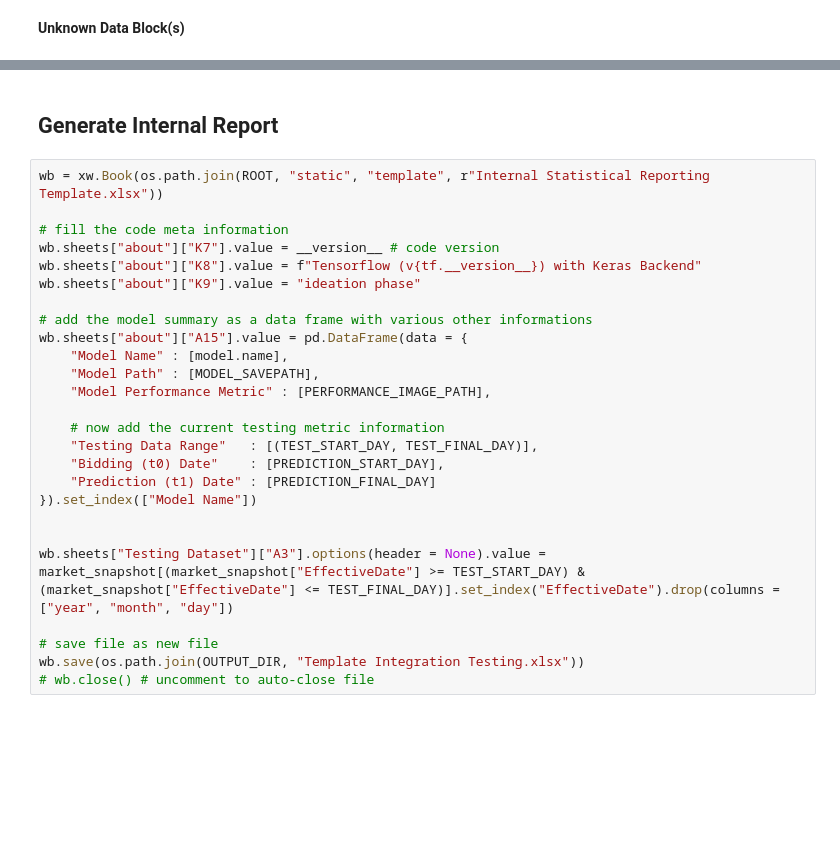
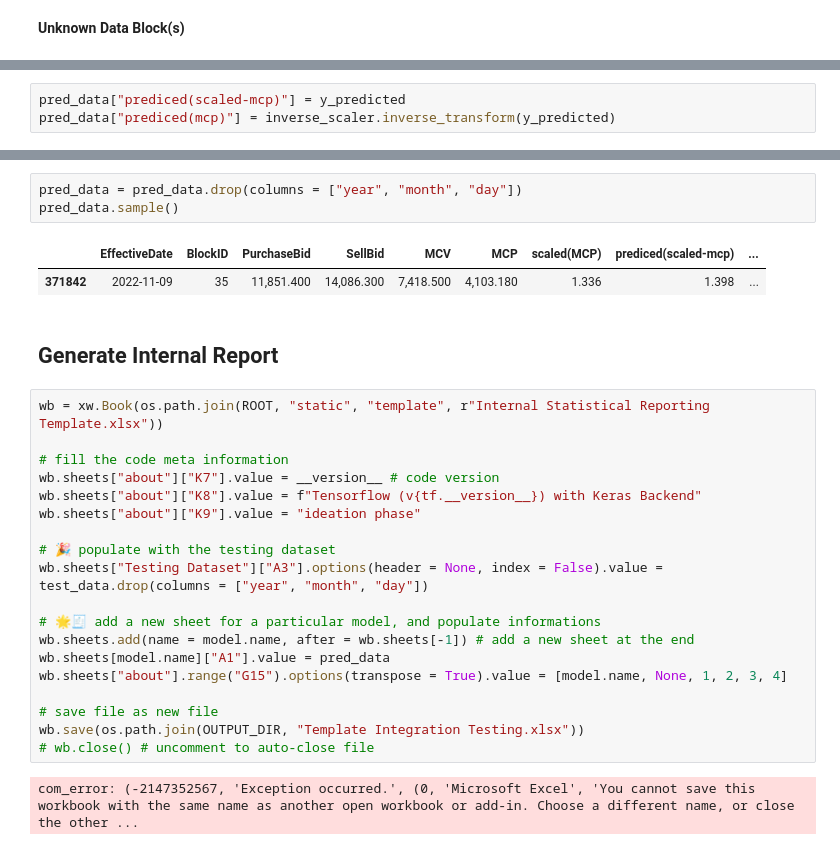
Before and after one commit to neuralNOD/nn-core, a Jupyter notebook: notebooks/Basic LSTM Approach to Predict MCP using Univariate Approach.ipynb, the cells around one changed output, grey strips where cells are left out. Saved outputs shown, nothing was run; the diff lists cells and outputs as text; blank space fills up the shorter version.

```diff
--- a/notebooks/Basic LSTM Approach to Predict MCP using Univariate Approach.ipynb
+++ b/notebooks/Basic LSTM Approach to Predict MCP using Univariate Approach.ipynb
@@ -297,0 +300,3 @@ plt.show()
+# %%
+pred_data["prediced(scaled-mcp)"] = y_predicted
+pred_data["prediced(mcp)"] = inverse_scaler.inverse_transform(y_predicted)
@@ -298,3 +314,9 @@ plt.show()
+# %%
+pred_data = pred_data.drop(columns = ["year", "month", "day"])
+pred_data.sample()
+# %% [output]
+|  | EffectiveDate | BlockID | PurchaseBid | SellBid | MCV | MCP | scaled(MCP) | prediced(scaled-mcp) | ... |
+| 371842 | 2022-11-09 | 35 | 11,851.400 | 14,086.300 | 7,418.500 | 4,103.180 | 1.336 | 1.398 | ... |
 # %% [markdown]
 ## Generate Internal Report
 # %%
@@ -305,21 +327,16 @@ wb.sheets["about"]["K7"].value = __version__ # code version
 wb.sheets["about"]["K8"].value = f"Tensorflow (v{tf.__version__}) with Keras Backend"
 wb.sheets["about"]["K9"].value = "ideation phase"
 
-# add the model summary as a data frame with various other informations
-wb.sheets["about"]["A15"].value = pd.DataFrame(data = {
-    "Model Name" : [model.name],
-    "Model Path" : [MODEL_SAVEPATH],
-    "Model Performance Metric" : [PERFORMANCE_IMAGE_PATH],
+# 🎉 populate with the testing dataset
+wb.sheets["Testing Dataset"]["A3"].options(header = None, index = False).value = test_data.drop(columns = ["year", "month", "day"])
 
-    # now add the current testing metric information
-    "Testing Data Range"   : [(TEST_START_DAY, TEST_FINAL_DAY)],
-    "Bidding (t0) Date"    : [PREDICTION_START_DAY],
-    "Prediction (t1) Date" : [PREDICTION_FINAL_DAY]
-}).set_index(["Model Name"])
-
-
-wb.sheets["Testing Dataset"]["A3"].options(header = None).value = market_snapshot[(market_snapshot["EffectiveDate"] >= TEST_START_DAY) & (market_snapshot["EffectiveDate"] <= TEST_FINAL_DAY)].set_index("EffectiveDate").drop(columns = ["year", "month", "day"])
+# 🌟🧾 add a new sheet for a particular model, and populate informations
+wb.sheets.add(name = model.name, after = wb.sheets[-1]) # add a new sheet at the end
+wb.sheets[model.name]["A1"].value = pred_data
+wb.sheets["about"].range("G15").options(transpose = True).value = [model.name, None, 1, 2, 3, 4]
 
 # save file as new file
 wb.save(os.path.join(OUTPUT_DIR, "Template Integration Testing.xlsx"))
 # wb.close() # uncomment to auto-close file
+# %% [output]
+com_error: (-2147352567, 'Exception occurred.', (0, 'Microsoft Excel', 'You cannot save this workbook with the same name as another open workbook or add-in. Choose a different name, or close the other ...
```
Also changed, not shown: parts of 8 cells of this notebook, 1 other file.
